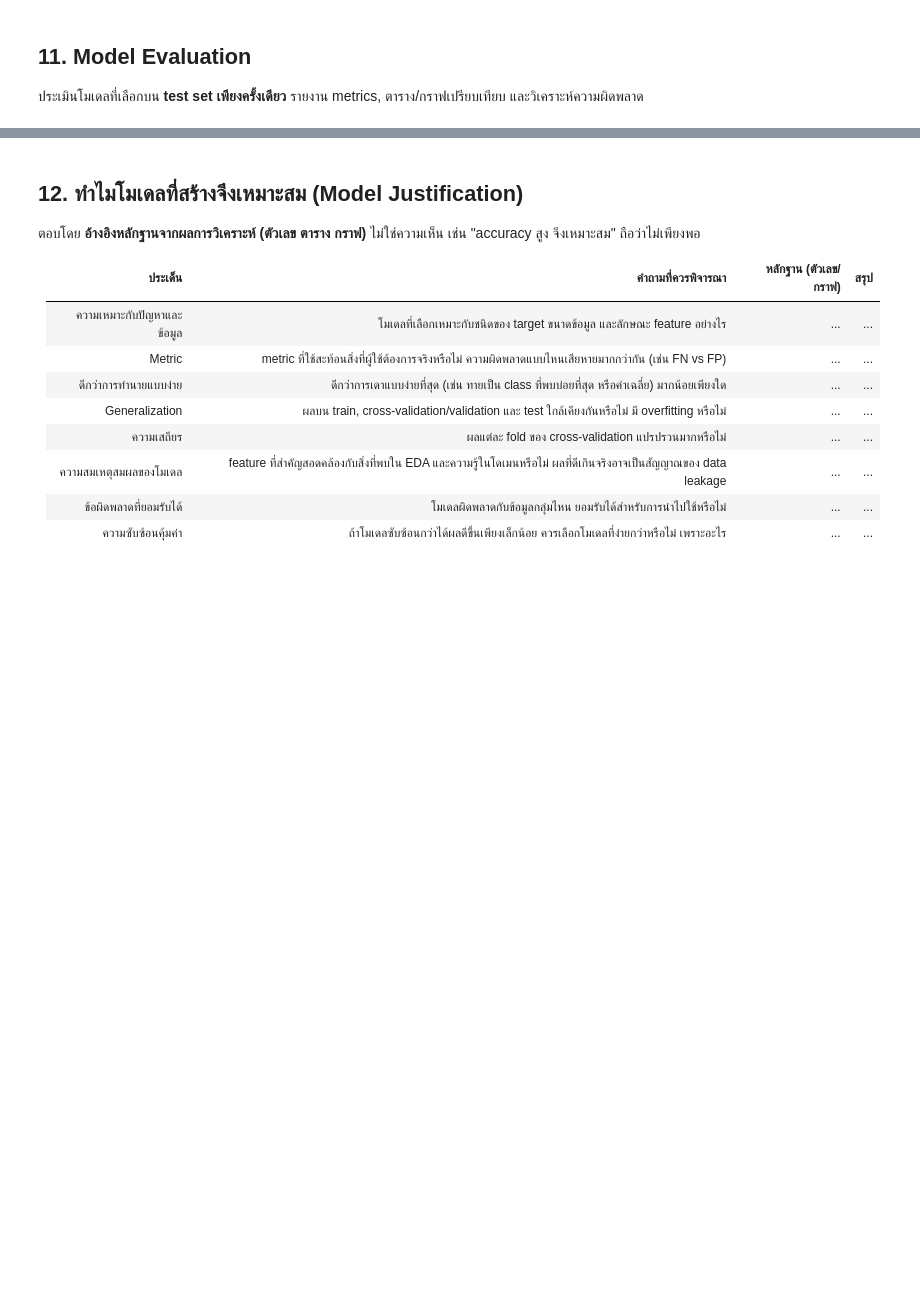
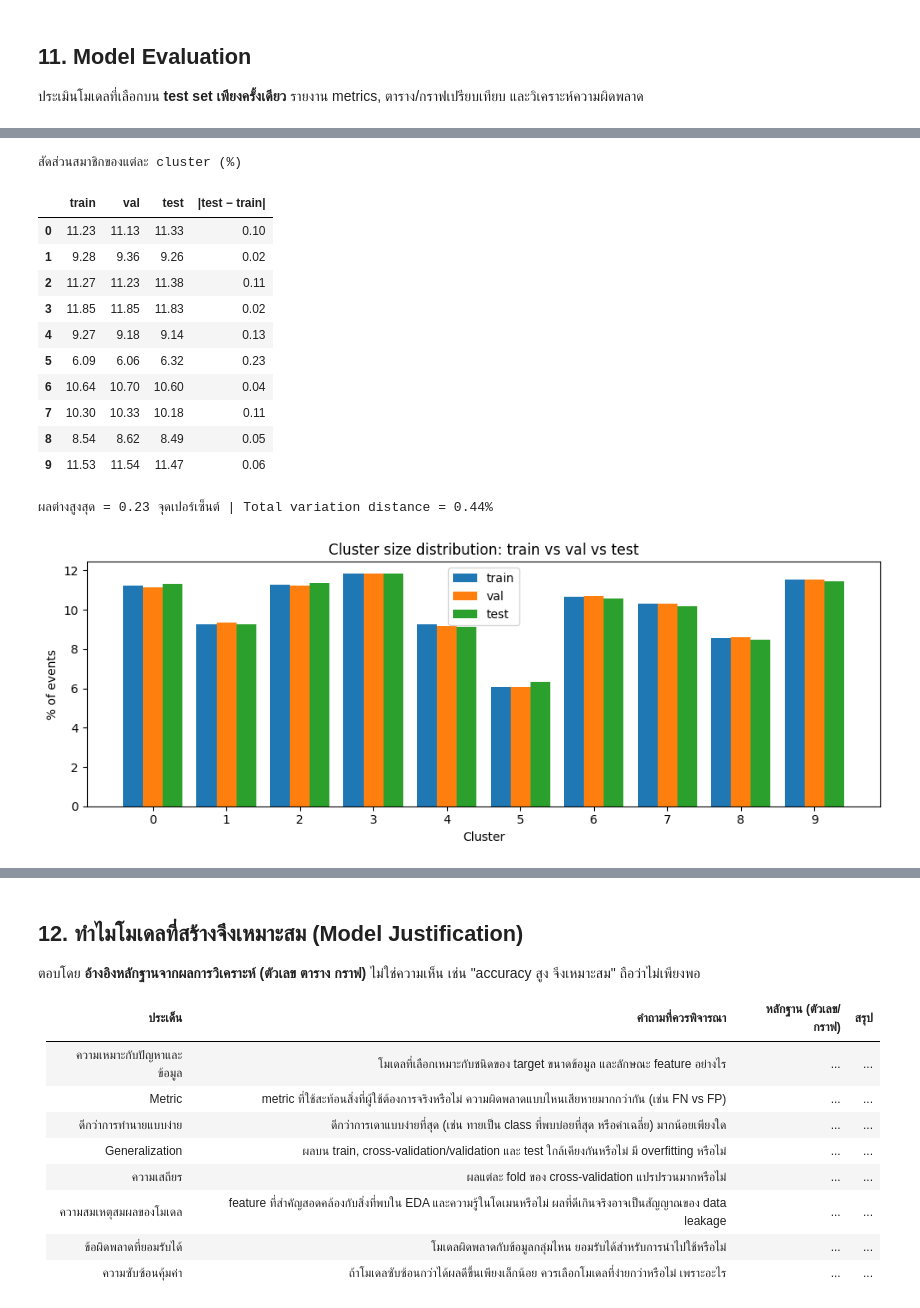
Before and after one commit to doperjerr/G2_MiniProject_Part2_BigData_ML, a Jupyter notebook: G2_MiniProject_Part2_BigData_ML.ipynb, the cells around one changed output, grey strips where cells are left out. Saved outputs shown, nothing was run; the diff lists cells and outputs as text; code cells hidden in the pictures; blank space fills up the shorter version.

```diff
--- a/G2_MiniProject_Part2_BigData_ML.ipynb
+++ b/G2_MiniProject_Part2_BigData_ML.ipynb
@@ -2523,0 +2528,33 @@ if SHOW_START_HEATMAP:
+# %%
+K_RANGE = np.arange(K)
+prop = pd.DataFrame({s: np.bincount(labs[s], minlength=K) / len(labs[s]) * 100
+                     for s in ["train", "val", "test"]}, index=K_RANGE)
+prop["|test − train|"] = (prop["test"] - prop["train"]).abs()
+tvd = 0.5 * (prop["test"] - prop["train"]).abs().sum()      # total variation distance (% จุด)
+print("สัดส่วนสมาชิกของแต่ละ cluster (%)")
+display(prop.round(2))
+print(f"ผลต่างสูงสุด = {prop['|test − train|'].max():.2f} จุดเปอร์เซ็นต์ | "
+      f"Total variation distance = {tvd:.2f}%")
+
+fig, ax = plt.subplots(figsize=(10, 3.8))
+w = 0.27
+for j, s in enumerate(["train", "val", "test"]):
+    ax.bar(K_RANGE + (j - 1) * w, prop[s], width=w, label=s)
+ax.set_xticks(K_RANGE); ax.set_xlabel("Cluster"); ax.set_ylabel("% of events")
+ax.set_title("Cluster size distribution: train vs val vs test"); ax.legend()
+plt.tight_layout(); plt.show()
+# %% [output]
+สัดส่วนสมาชิกของแต่ละ cluster (%)
+|  | train | val | test | |test − train| |
+| 0 | 11.23 | 11.13 | 11.33 | 0.10 |
+| 1 | 9.28 | 9.36 | 9.26 | 0.02 |
+| 2 | 11.27 | 11.23 | 11.38 | 0.11 |
+| 3 | 11.85 | 11.85 | 11.83 | 0.02 |
+| 4 | 9.27 | 9.18 | 9.14 | 0.13 |
+| 5 | 6.09 | 6.06 | 6.32 | 0.23 |
+| 6 | 10.64 | 10.70 | 10.60 | 0.04 |
+| 7 | 10.30 | 10.33 | 10.18 | 0.11 |
+| 8 | 8.54 | 8.62 | 8.49 | 0.05 |
+| 9 | 11.53 | 11.54 | 11.47 | 0.06 |
+ผลต่างสูงสุด = 0.23 จุดเปอร์เซ็นต์ | Total variation distance = 0.44%
+[figure, added]
```
Also changed, not shown: parts of 13 cells of this notebook.
